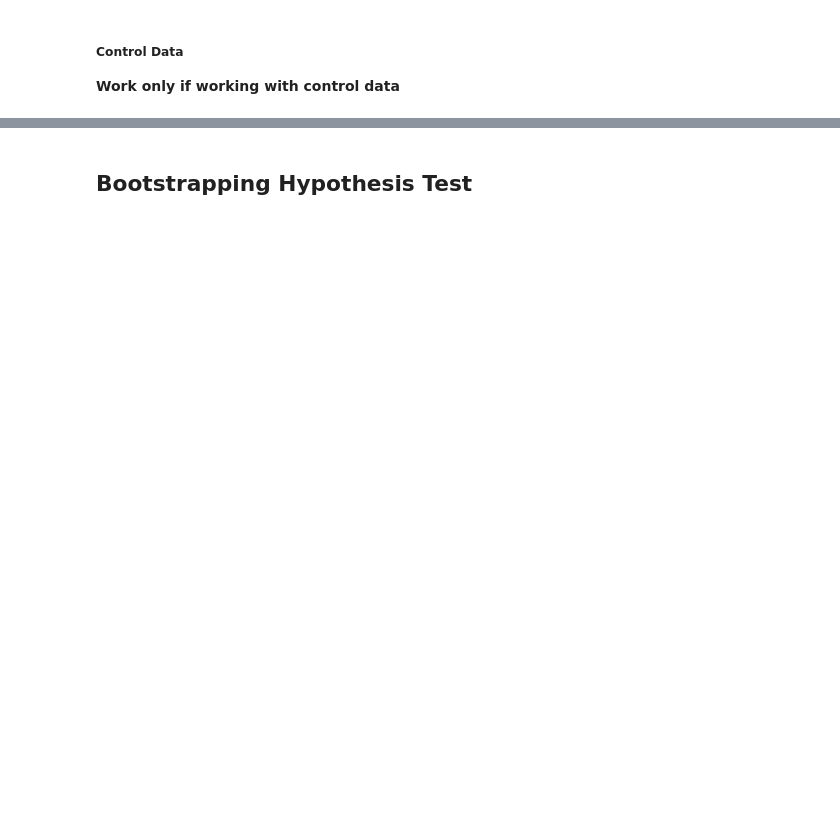
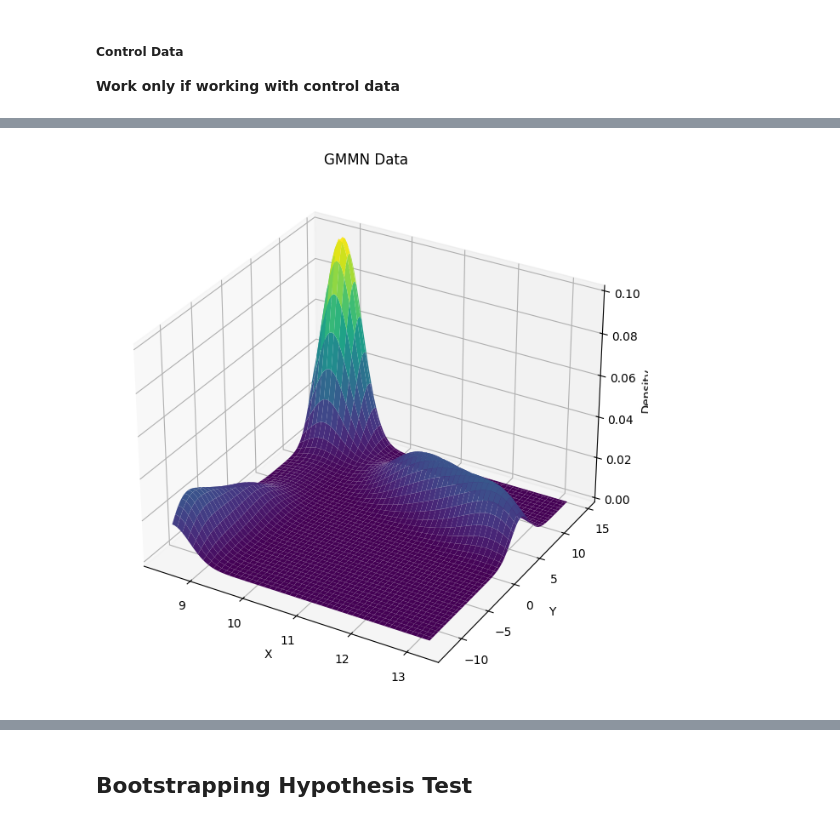
Before and after one commit to vdakov/mmd-gan-2, a Jupyter notebook: experiments.ipynb, the cells around one changed output, grey strips where cells are left out. Saved outputs shown, nothing was run; the diff lists cells and outputs as text; code cells hidden in the pictures; blank space fills up the shorter version.

Commit message:
Checkpoint for GMMN fixes

```diff
--- a/experiments.ipynb
+++ b/experiments.ipynb
@@ -82,10 +101,9 @@ plot_loss(losses_autoencoder, title="Autoencoder Loss")
 ## Continue with GMMN
 # %%
 from models.gmmn.train_gmmn import train_gmmn
-from visualization import loss
-
-GMMN_SAVE_PATH = model_dir + "/gmmn_control-3.pth"
-gmm_net, losses_gmmn = train_gmmn(trainloader, autoencoder, ENCODED_SIZE, NOISE_SIZE, BATCH_SIZE, N_GEN_EPOCHS, device, GMMN_SAVE_PATH)
+sigmas = [2 ** i for i in range(0, 5)]  # Example: [1, 2, 4, 8, 16]
+GMMN_SAVE_PATH = model_dir + "/gmmn_control-1000-relu-complex.pth"
+gmm_net, losses_gmmn = train_gmmn(trainloader, autoencoder, sigmas, ENCODED_SIZE, NOISE_SIZE, BATCH_SIZE, N_GEN_EPOCHS, device, GMMN_SAVE_PATH)
 plot_loss(losses_gmmn, title="GMMN Loss")
 # %% [markdown]
 ## Sample Visualizations
@@ -110,4 +145,7 @@ visualization.plots.plot_3d_kde(control_data)
 # %%
-print(gen_samples.shape)
+from models.gmmn.gmmn import generate_gmmn_samples
 gen_samples = generate_gmmn_samples(gmm_net, autoencoder, NOISE_SIZE, 10000)
-visualization.plots.plot_3d_kde(gen_samples))
+gen_samples = np.add(np.multiply(max_value - min_value, gen_samples), min_value)
+visualization.plots.plot_3d_kde(gen_samples, "GMMN Data")
+# %% [output]
+[figure, added]
```
Also changed, not shown: parts of 7 cells of this notebook, 13 other files.
